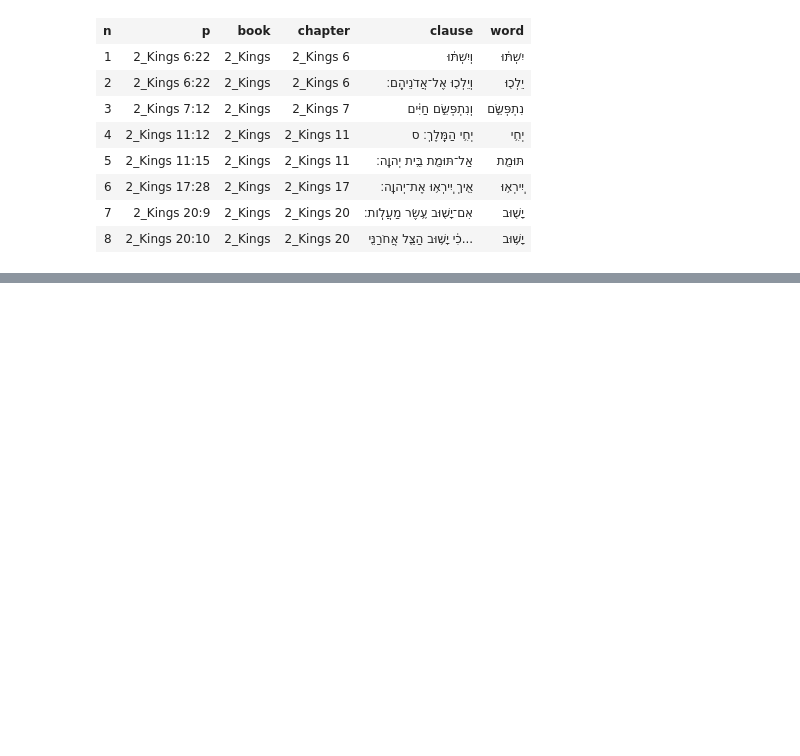
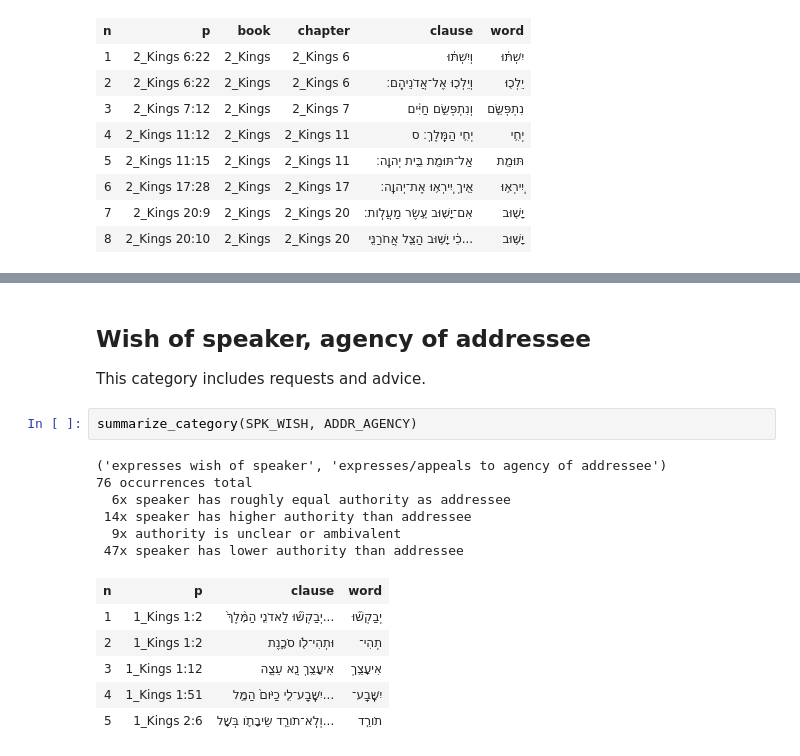
Before and after one commit to dtrlanz/bhsa-kings, a Jupyter notebook: deontic yiqtol.ipynb, the cells around one changed output, grey strips where cells are left out. Cells and saved outputs as stored; diff of their text form; blank space fills up the shorter version.

```diff
--- a/deontic yiqtol.ipynb
+++ b/deontic yiqtol.ipynb
@@ -795,0 +891,19 @@ Showing results 20 to 27 (of 0-27)
+# %% [markdown]
+## Wish of speaker, agency of addressee
+
+This category includes requests and advice.
+# %%
+summarize_category(SPK_WISH, ADDR_AGENCY)
+# %% [output]
+('expresses wish of speaker', 'expresses/appeals to agency of addressee')
+76 occurrences total
+  6x speaker has roughly equal authority as addressee
+ 14x speaker has higher authority than addressee
+  9x authority is unclear or ambivalent
+ 47x speaker has lower authority than addressee
+| n | p | clause | word |
+| 1 | 1_Kings 1:2 | יְבַקְשׁ֞וּ לַאדֹנִ֤י הַמֶּ֨לֶךְ֙... | יְבַקְשׁ֞וּ |
+| 2 | 1_Kings 1:2 | וּתְהִי־לֹ֖ו סֹכֶ֑נֶת | תְהִי־ |
+| 3 | 1_Kings 1:12 | אִיעָצֵ֥ךְ נָ֖א עֵצָ֑ה | אִיעָצֵ֥ךְ |
+| 4 | 1_Kings 1:51 | יִשָּֽׁבַֽע־לִ֤י כַיֹּום֙ הַמֶּ֣ל... | יִשָּֽׁבַֽע־ |
+| 5 | 1_Kings 2:6 | וְלֹֽא־תֹורֵ֧ד שֵׂיבָתֹ֛ו בְּשָׁל... | תֹורֵ֧ד |
```
Also changed, not shown: parts of 17 cells of this notebook.
